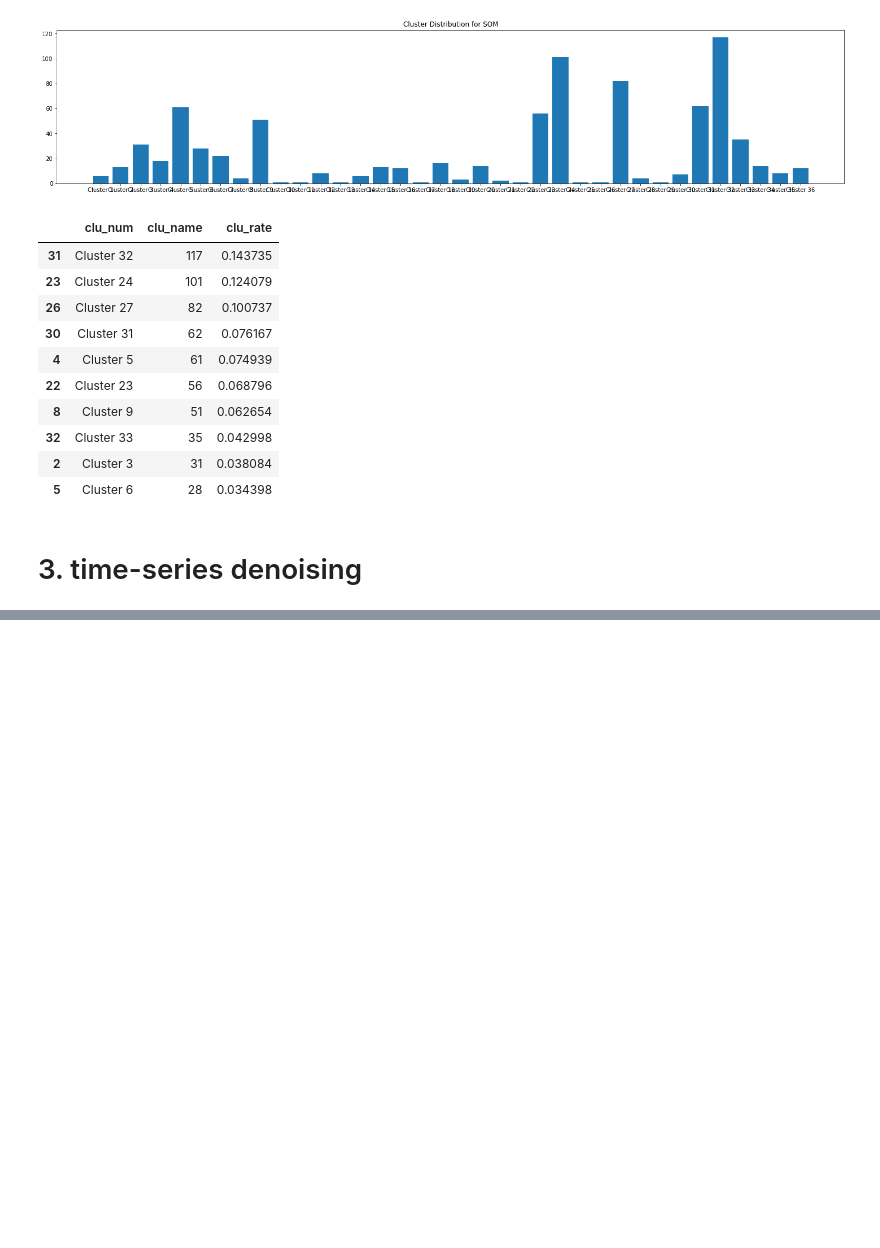
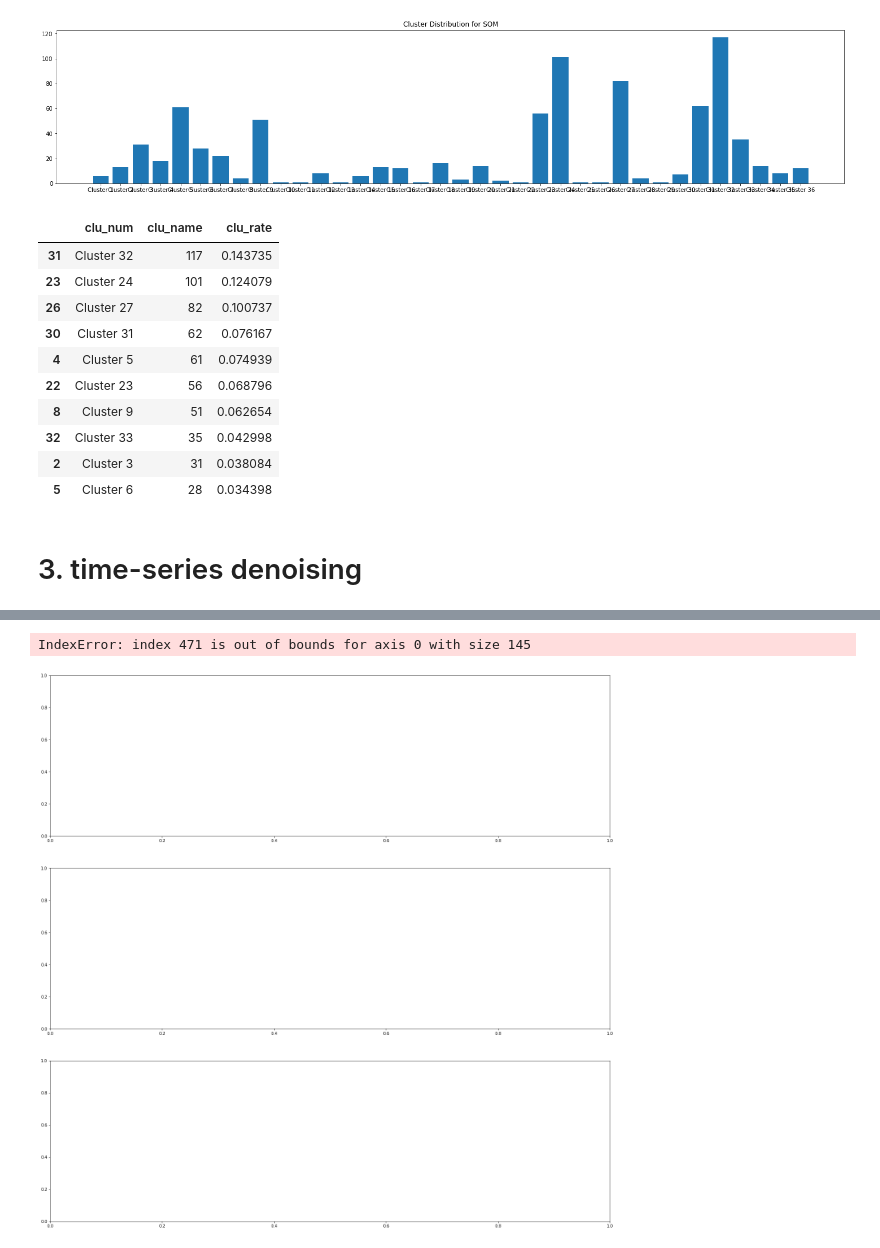
Before and after one commit to jaealways/mint, a Jupyter notebook: technical_analysis/test_clustering_daily_music_cow.ipynb, the cells around one changed output, grey strips where cells are left out. Drawn from its saved outputs; the diff is of its cells as text; code cells hidden in the pictures; blank space fills up the shorter version.

```diff
--- a/technical_analysis/test_clustering_daily_music_cow.ipynb
+++ b/technical_analysis/test_clustering_daily_music_cow.ipynb
@@ -113,0 +182,42 @@ No handles with labels found to put in legend.
+# %%
+# price - mcpi substraction
+
+array_price_none_scaled_sub = array_price_none_scaled - array_mcpi_none_scaled[..., np.newaxis]
+
+array_price_expsmooth03_scaled_sub = array_price_expsmooth03_scaled - array_mcpi_expsmooth03_scaled[..., np.newaxis]
+array_price_expsmooth06_scaled_sub = array_price_expsmooth06_scaled - array_mcpi_expsmooth06_scaled[..., np.newaxis]
+array_price_expsmooth09_scaled_sub = array_price_expsmooth09_scaled - array_mcpi_expsmooth09_scaled[..., np.newaxis]
+
+array_price_holtsmooth03_scaled_sub = array_price_holtsmooth03_scaled - array_mcpi_holtsmooth03_scaled[..., np.newaxis]
+array_price_holtsmooth06_scaled_sub = array_price_holtsmooth06_scaled - array_mcpi_holtsmooth06_scaled[..., np.newaxis]
+array_price_holtsmooth09_scaled_sub = array_price_holtsmooth09_scaled - array_mcpi_holtsmooth09_scaled[..., np.newaxis]
+
+array_price_wavesmooth_scaled_sub = array_price_wavesmooth_scaled - array_mcpi_wavesmooth_scaled[..., np.newaxis]
+# %%
+# dimension 3 -> 2
+array_price_none_scaled_sub = array_price_none_scaled_sub[0]
+
+array_price_expsmooth03_scaled_sub = array_price_expsmooth03_scaled_sub[0]
+array_price_expsmooth06_scaled_sub = array_price_expsmooth06_scaled_sub[0]
+array_price_expsmooth09_scaled_sub = array_price_expsmooth09_scaled_sub[0]
+
+array_price_holtsmooth03_scaled_sub = array_price_holtsmooth03_scaled_sub[0]
+array_price_holtsmooth06_scaled_sub = array_price_holtsmooth06_scaled_sub[0]
+array_price_holtsmooth09_scaled_sub = array_price_holtsmooth09_scaled_sub[0]
+
+array_price_wavesmooth_scaled_sub = array_price_wavesmooth_scaled_sub[0]
+# %%
+# 투입할 array, 컬러, legend 명 리스트화
+
+plt_dn_list_scaled = []
+plt_denoise_list = [array_price_none_scaled_sub, array_price_expsmooth06_scaled_sub, array_price_holtsmooth06_scaled_sub, array_price_wavesmooth_scaled_sub]
+# for a in plt_denoise_list:
+#     plt_dn_list = DataPreprocess().scale_array(array=a, method="MinMax")
+#     plt_dn_list_scaled.append(np.transpose(plt_dn_list))
+name_denoise_list = ['none', 'exp06', 'holt06', 'wave']
+color_den_list = ["black", "cornflowerblue", "lightcoral", "magenta"]
+# %%
+TimeSeriesClustering().plot_time_series_denoise(list_music_num, rand_num_list, plt_denoise_list, name_denoise_list, color_den_list)
+# %% [output]
+IndexError: index 471 is out of bounds for axis 0 with size 145
+[figure, added]
```
Also changed, not shown: parts of 10 cells of this notebook.
